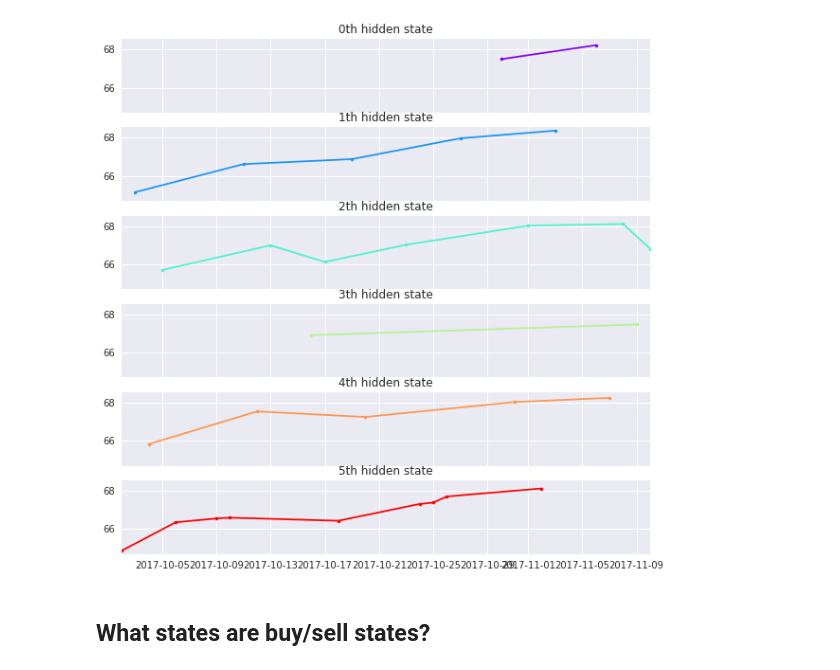
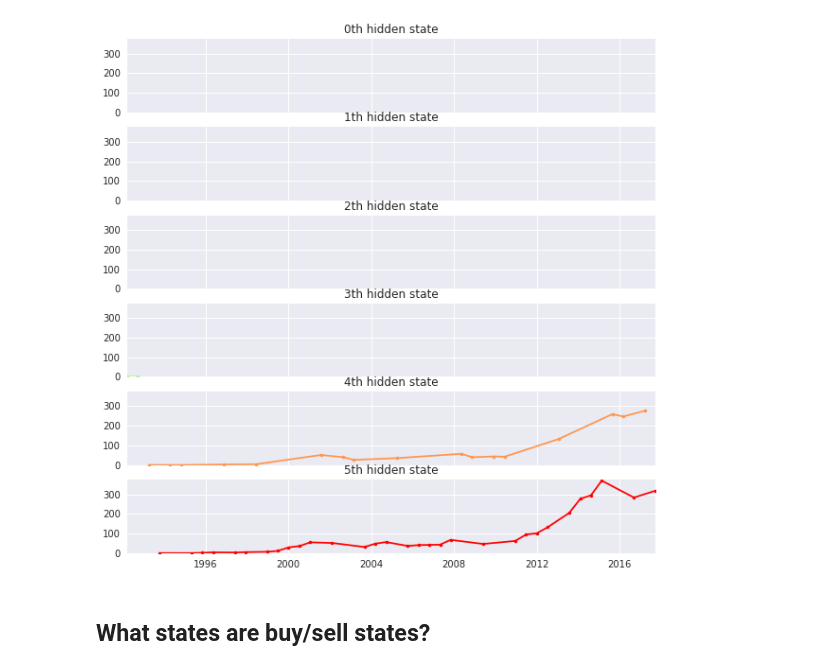
Before and after one commit to sophielouie/cs4100-5100-final-proj, a Jupyter notebook: HMM_Learn.ipynb, the cells around one changed output. Saved outputs shown, nothing was run; the diff lists cells and outputs as text; code cells hidden in the pictures.

Commit message:
Add full ability to sample full timeframe

```diff
--- a/HMM_Learn.ipynb
+++ b/HMM_Learn.ipynb
@@ -54,7 +59,8 @@ def get_stock_data(file_name):
 # %%
 # Set global constants
-NUM_OBSERVATIONS = 30
+NUM_OBSERVATIONS = 50
 NUM_COMPONENTS = 6
+USE_FULL_SAMPLE = True
 # %%
 # Get the formatted data
 # file_name = 'a.us.txt'
@@ -104,5 +109,6 @@ def get_emission(stock_dataframe):
     return one_day_dif_df
 # %%
 # Add emissions to the dataframe
-df_with_emissions = get_emission(df_a_stock)[-NUM_OBSERVATIONS:] # Shift over by one since first emission is NaN
+df_with_emissions = get_emission(stock_df)[1:] # Shift over by one since first emission is NaN
 df_with_emissions = df_with_emissions.reset_index()
+df_with_emissions
@@ -122,16 +146,23 @@ def get_random_distribution(size):
 print("fitting to HMM and decoding ...", end="")
 
 # Make an HMM instance and execute fit
-model = MultinomialHMM(n_components=NUM_COMPONENTS, n_iter=100, init_params="e")
+model = MultinomialHMM(n_components=NUM_COMPONENTS, n_iter=10, init_params="e")
 
 # randomize the initial state probabilities
 # model.startprob_ = []
 
 # randomize the initial transition probabilities
-model.transmat_ = get_random_distribution(NUM_COMPONENTS)
+# model.transmat_ = get_random_distribution(NUM_COMPONENTS)
+model.transmat_ = [[0.3, 0.3, 0.2, 0.1, 0.05, 0.05],
+    [0.25, 0.3, 0.25, 0.1, 0.05, 0.05],
+    [0.1, 0.1, 0.3, 0.2, 0.2, 0.1],
+    [0.1, 0.1, 0.2, 0.3, 0.2, 0.1],
+    [0.05, 0.05, 0.1, 0.25, 0.3, 0.25],
+    [0.05, 0.05, 0.1, 0.2, 0.3, 0.3]]
 
 # randomize the initial emission probabilities
 # model.emissionprob_ = get_random_distribution(NUM_COMPONENTS)
+model.emissionprob_ = numpy.array([[0.5, 0.5], [0.5, 0.5], [0.5, 0.5], [0.5, 0.5], [0.5, 0.5], [0.5, 0.5]])
 
 # "train" the model
 model.fit(X)
@@ -141,4 +172,10 @@ hidden_states = model.predict(X)
 print("hidden_states", hidden_states)
 
 print("done")
+
+# numpy.set_printoptions(formatter={'float_kind':'{:f}'.format})
+epmForPPT = pd.DataFrame(model.emissionprob_,columns=['Increasing','Decreasing'])
+epmForPPT.insert(0, 'States', ['Very Low','Low','Mod. Low','Mod. High','High', 'Very High'])
+#df['States'] = ['Very Low','Moderate Low','Low','High','Moderate High', 'Very High']
+epmForPPT
 # %% [output]
@@ -150,17 +194,17 @@ done
 #print(model.score(X))
 
 
-# Create models with different initial transition probs to see which scores the highest
-best_model = None
-for i in range(10):
-    model = MultinomialHMM(n_components=NUM_COMPONENTS, n_iter=100, init_params="emcs")
+# # Create models with different initial transition probs to see which scores the highest
+# best_model = None
+# for i in range(10):
+#     model = MultinomialHMM(n_components=NUM_COMPONENTS, n_iter=100, init_params="emcs")
 
-    rand_arr = numpy.random.rand(NUM_COMPONENTS, NUM_COMPONENTS)
-    rand_dist = rand_arr/rand_arr.sum(axis=1, keepdims=True)
+#     rand_arr = numpy.random.rand(NUM_COMPONENTS, NUM_COMPONENTS)
+#     rand_dist = rand_arr/rand_arr.sum(axis=1, keepdims=True)
 
-    model.transmat_ = rand_dist
-    model.fit(X)
+#     model.transmat_ = rand_dist
+#     model.fit(X)
 
 #     print(model.predict(X))
 
-    print(model.score(X))
+#     print(model.score(X))
@@ -191,35 +214,35 @@ Fitting a model with 41 free scalar parameters with only 30 data points will res
 # print()
 
 dates = df_with_emissions["Date"]
 close_v = df_with_emissions["Close"]
 
 
 fig, axs = plt.subplots(model.n_components, sharex=True, sharey=True)
 colours = cm.rainbow(numpy.linspace(0, 1, model.n_components))
 for i, (ax, colour) in enumerate(zip(axs, colours)):
     # Use fancy indexing to plot data in each state.
     mask = hidden_states == i
     ax.plot_date(dates[mask], close_v[mask], ".-", c=colour)
     ax.set_title("{0}th hidden state".format(i))
 
     # Format the ticks.
 #     ax.xaxis.set_major_locator(YearLocator())
     ax.xaxis.set_minor_locator(MonthLocator())
 
     ax.grid(True)
 
 # set axis
 plt.xlim(dates[0], dates[len(dates)-1])
 
 # set y-axis
-# plt.ylim(0, numpy.amax(close_v) + 10)
+plt.ylim(numpy.amin(close_v), numpy.amax(close_v) + 5)
 
 # plt.xlim(1, 10)
 fig.set_size_inches(10, 10)
 seaborn.set()
 plt.show()
 # %% [output]
-[figure, old version]
+[figure, new version]
 # %% [markdown]
 ## What states are buy/sell states?
 # %%
```
Also changed, not shown: parts of 6 cells of this notebook.
